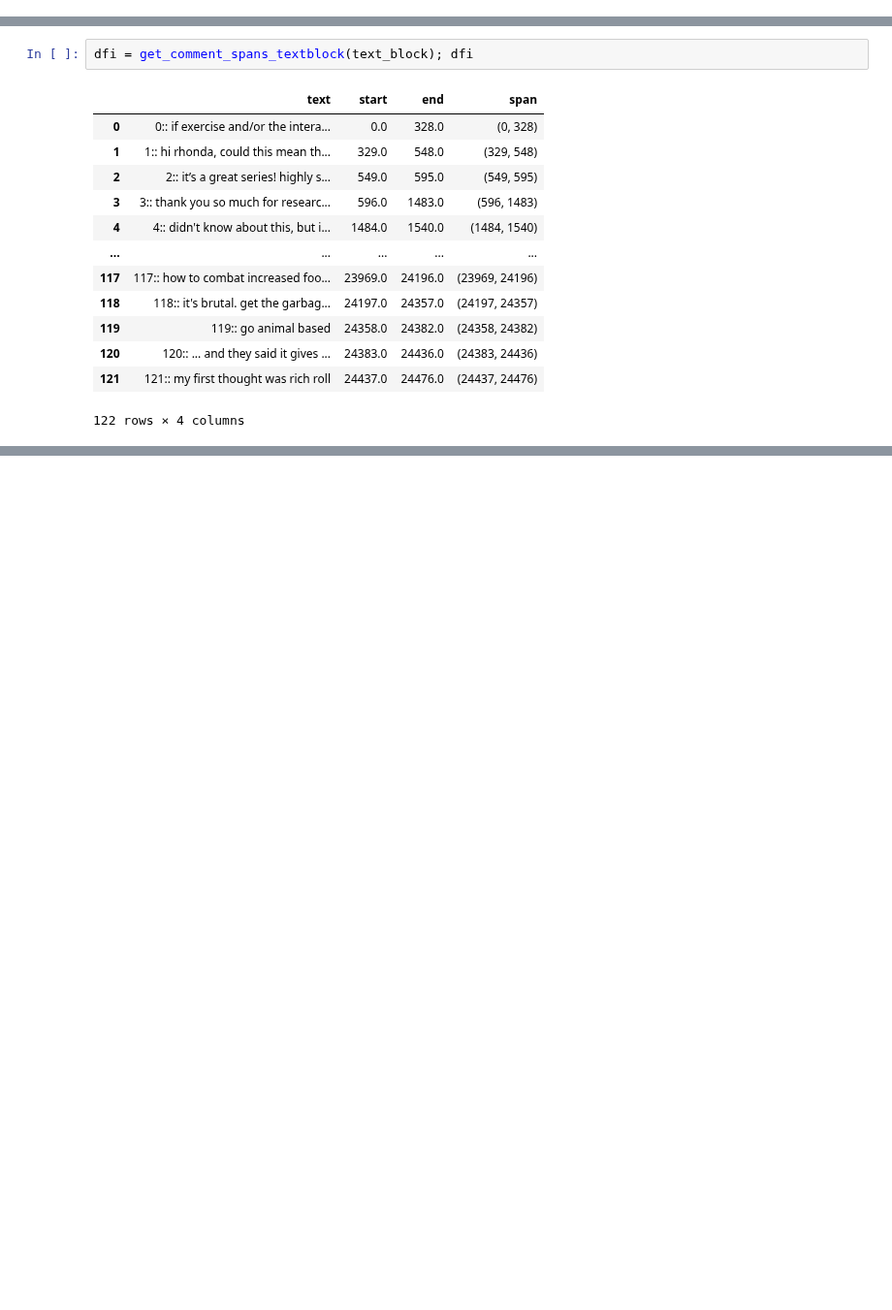
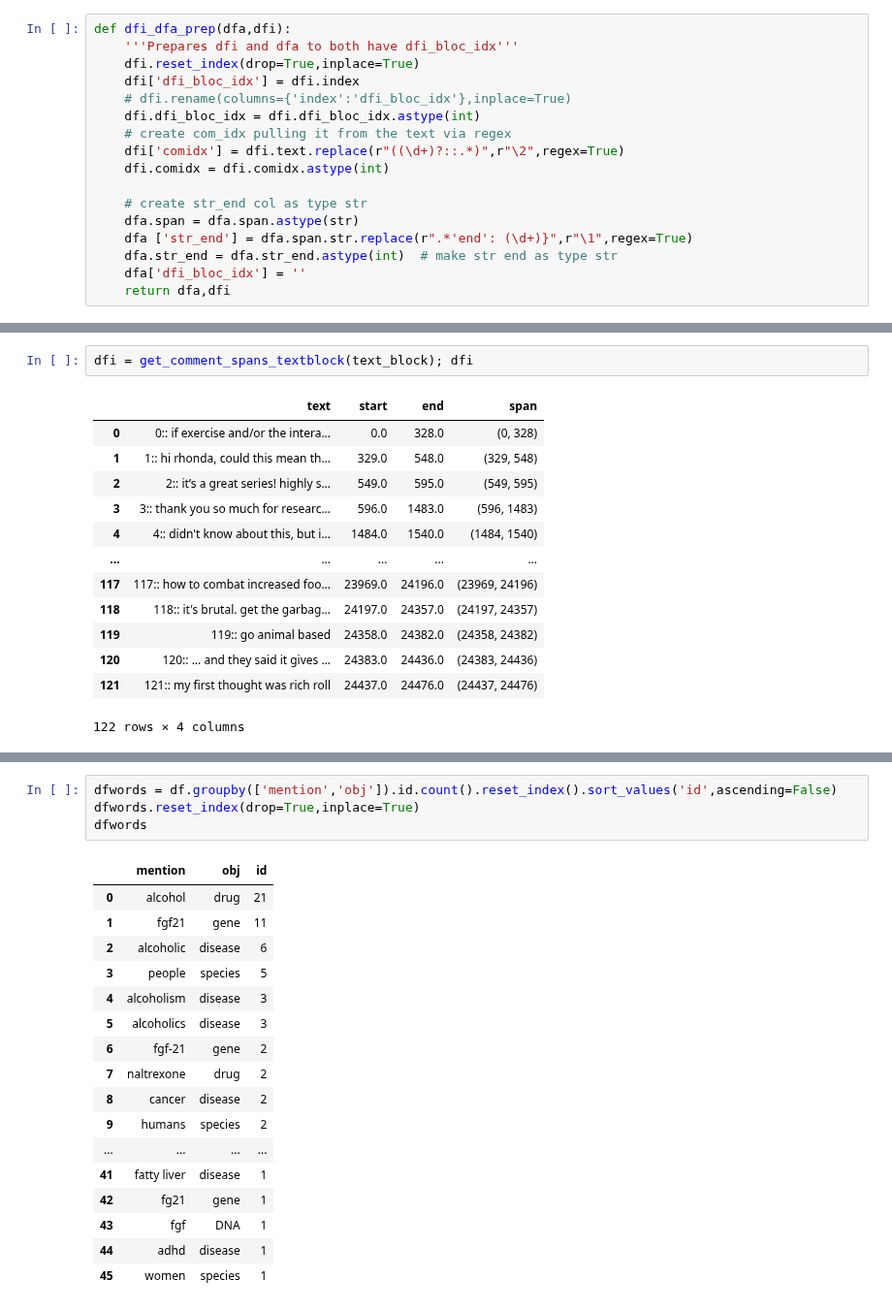
Before and after one commit to daveramseymusic/biobert-bern, a Jupyter notebook: nbs/01_found_my_fitness_bioBert_BERN.ipynb, the cells around one changed output, grey strips where cells are left out. Shown at 97% size. Drawn from its saved outputs; the diff is of its cells as text; blank space fills up the shorter version.

```diff
--- a/nbs/01_found_my_fitness_bioBert_BERN.ipynb
+++ b/nbs/01_found_my_fitness_bioBert_BERN.ipynb
@@ -146,0 +159,17 @@ Name: out, dtype: object
+# %%
+def dfi_dfa_prep(dfa,dfi):
+    '''Prepares dfi and dfa to both have dfi_bloc_idx'''
+    dfi.reset_index(drop=True,inplace=True)
+    dfi['dfi_bloc_idx'] = dfi.index
+    # dfi.rename(columns={'index':'dfi_bloc_idx'},inplace=True)
+    dfi.dfi_bloc_idx = dfi.dfi_bloc_idx.astype(int)
+    # create com_idx pulling it from the text via regex
+    dfi['comidx'] = dfi.text.replace(r"((\d+)?::.*)",r"\2",regex=True)
+    dfi.comidx = dfi.comidx.astype(int)
+
+    # create str_end col as type str
+    dfa.span = dfa.span.astype(str)
+    dfa ['str_end'] = dfa.span.str.replace(r".*'end': (\d+)}",r"\1",regex=True)
+    dfa.str_end = dfa.str_end.astype(int)  # make str end as type str
+    dfa['dfi_bloc_idx'] = ''
+    return dfa,dfi
@@ -239,0 +289,22 @@ df.groupby(['mention','obj']).id.count().reset_index().sort_values('id',ascendin
+# %%
+dfwords = df.groupby(['mention','obj']).id.count().reset_index().sort_values('id',ascending=False)
+dfwords.reset_index(drop=True,inplace=True)
+dfwords
+# %% [output]
+|  | mention | obj | id |
+| 0 | alcohol | drug | 21 |
+| 1 | fgf21 | gene | 11 |
+| 2 | alcoholic | disease | 6 |
+| 3 | people | species | 5 |
+| 4 | alcoholism | disease | 3 |
+| 5 | alcoholics | disease | 3 |
+| 6 | fgf-21 | gene | 2 |
+| 7 | naltrexone | drug | 2 |
+| 8 | cancer | disease | 2 |
+| 9 | humans | species | 2 |
+| ... | ... | ... | ... |
+| 41 | fatty liver | disease | 1 |
+| 42 | fg21 | gene | 1 |
+| 43 | fgf | DNA | 1 |
+| 44 | adhd | disease | 1 |
+| 45 | women | species | 1 |
```
Also changed, not shown: parts of 31 cells of this notebook, 1 other file.
